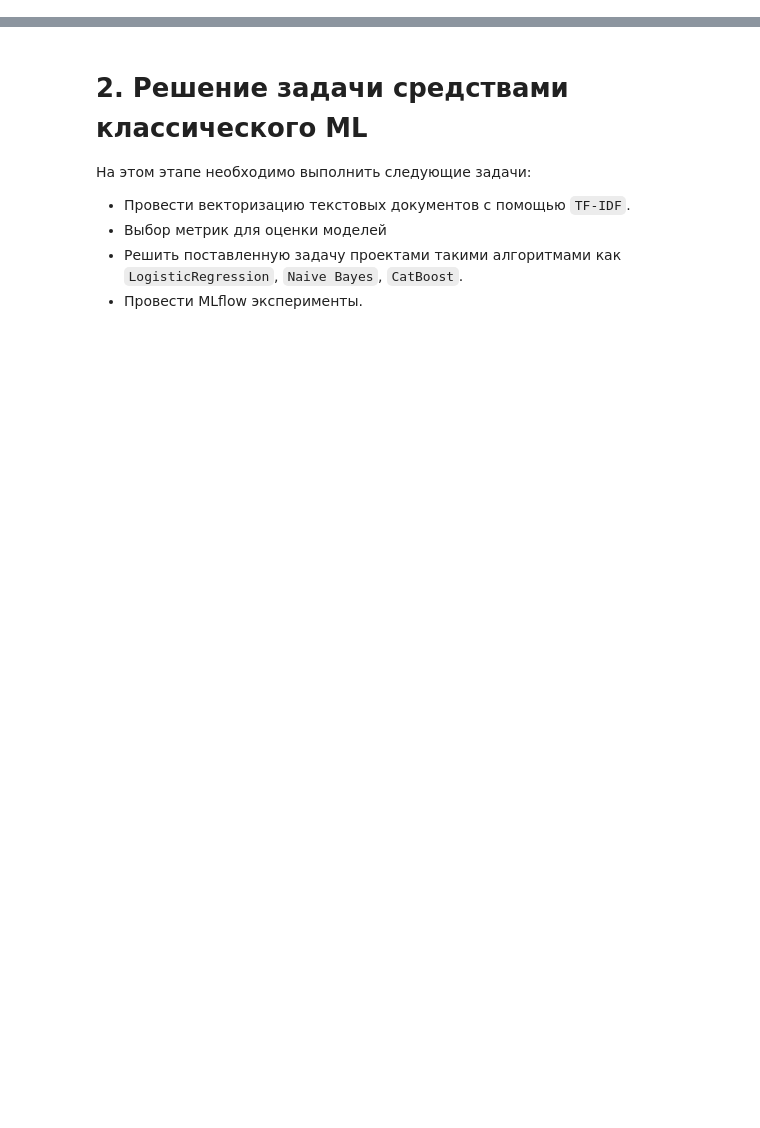
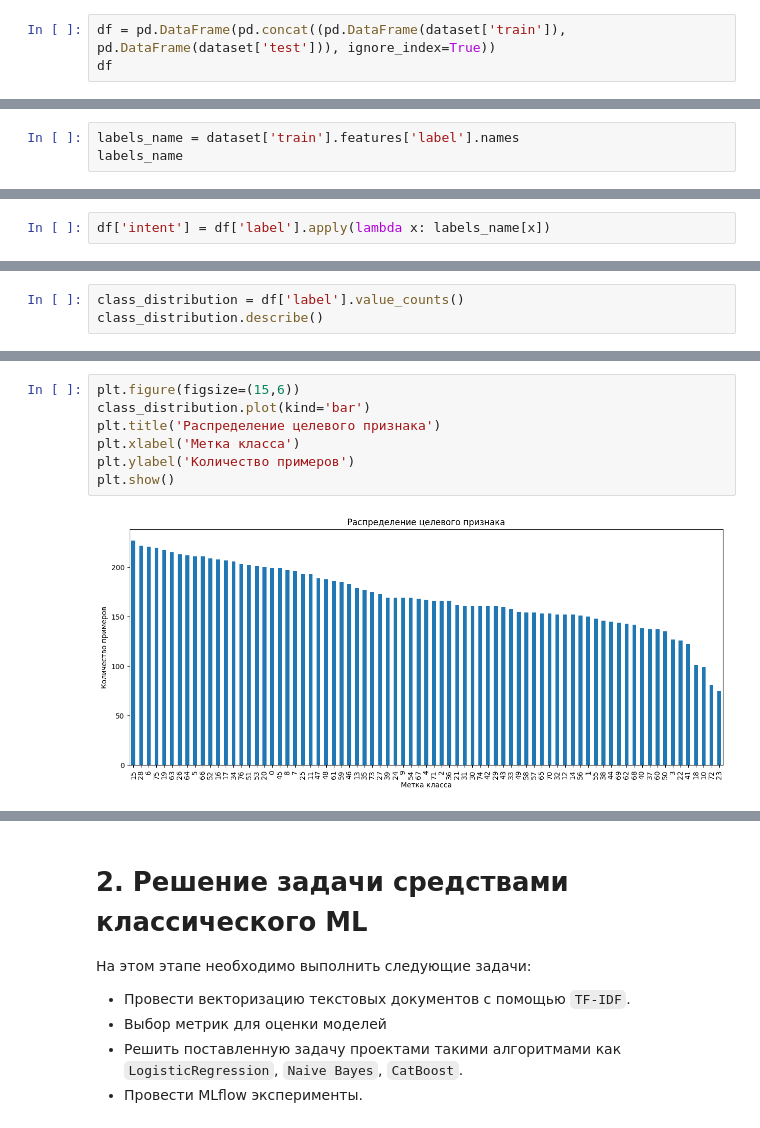
Before and after one commit to KiriLLchik07/Classification-of-customer-requests-in-the-banking-sector, a Jupyter notebook: notebooks/research.ipynb, the cells around one changed output, grey strips where cells are left out. Cells and saved outputs as stored; diff of their text form; blank space fills up the shorter version.

```diff
--- a/notebooks/classic_ml.ipynb
+++ b/notebooks/research.ipynb
@@ -0,0 +37,3 @@
+# %%
+df = pd.DataFrame(pd.concat((pd.DataFrame(dataset['train']), pd.DataFrame(dataset['test'])), ignore_index=True))
+df
@@ -0,0 +85,3 @@
+# %%
+labels_name = dataset['train'].features['label'].names
+labels_name
@@ -0,0 +106,2 @@
+# %%
+df['intent'] = df['label'].apply(lambda x: labels_name[x])
@@ -0,0 +126,3 @@
+# %%
+class_distribution = df['label'].value_counts()
+class_distribution.describe()
@@ -0,0 +139,9 @@
+# %%
+plt.figure(figsize=(15,6))
+class_distribution.plot(kind='bar')
+plt.title('Распределение целевого признака')
+plt.xlabel('Метка класса')
+plt.ylabel('Количество примеров')
+plt.show()
+# %% [output]
+[figure, added]
```
Also changed, not shown: parts of 67 cells of this notebook, 1 other file.
